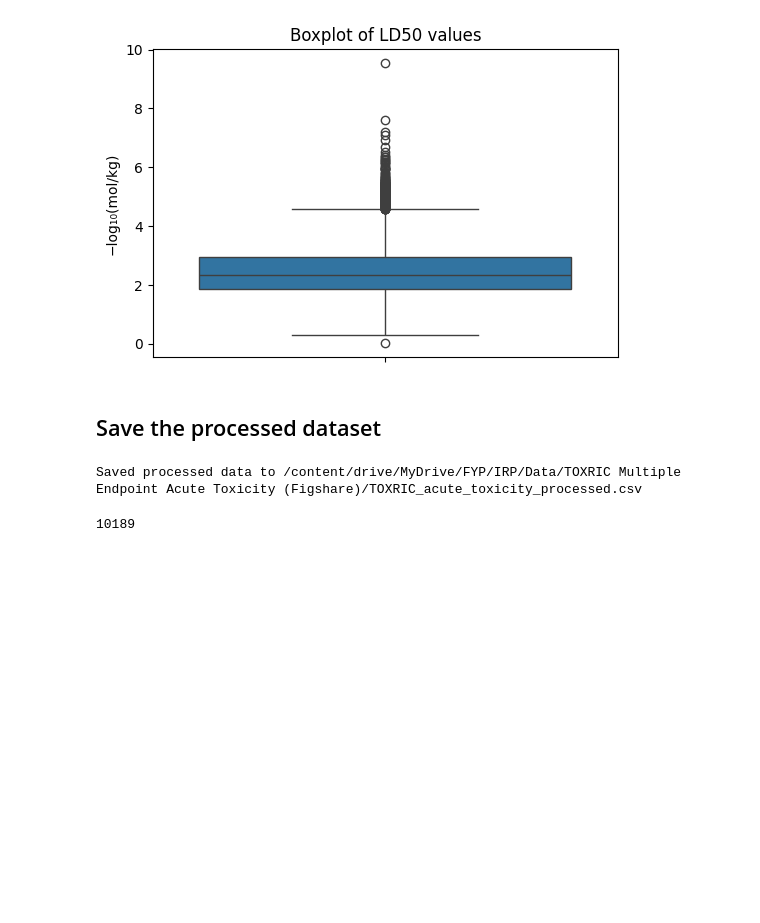
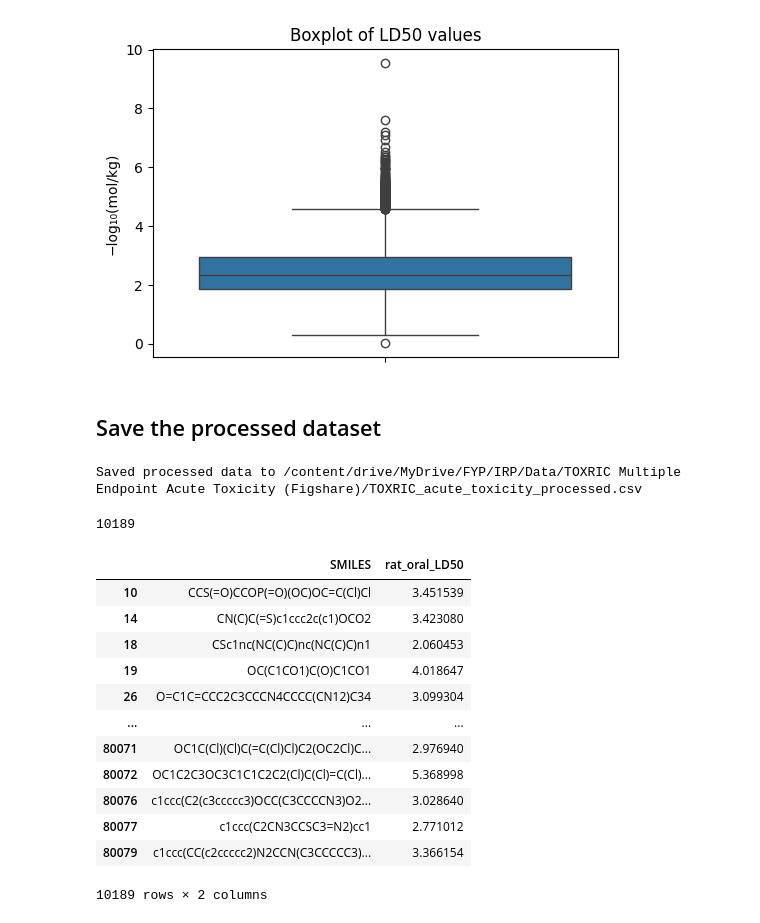
Before and after one commit to summyyyyy/Mixture-Toxicity-Predictor-with-Real-Time-Explanations, a Jupyter notebook: single_ld50_data/TOXRIC_Figshare/Preprocessing_and_EDA_for_TOXRIC_Multiple_Endpoint_Acute_Toxicity_Dataset.ipynb, the cells around one changed output. Cells and saved outputs as stored; diff of their text form; code cells hidden in the pictures; blank space fills up the shorter version.

```diff
--- a/single_ld50_data/TOXRIC_Figshare/Preprocessing_and_EDA_for_TOXRIC_Multiple_Endpoint_Acute_Toxicity_Dataset.ipynb
+++ b/single_ld50_data/TOXRIC_Figshare/Preprocessing_and_EDA_for_TOXRIC_Multiple_Endpoint_Acute_Toxicity_Dataset.ipynb
@@ -161,3 +174,19 @@ Saved processed data to /content/drive/MyDrive/FYP/IRP/Data/TOXRIC Multiple Endp
 len(df['SMILES'].unique())
 # %% [output]
 10189
+# %%
+model_ready.sample(5)
+# %% [output]
+|  | SMILES | rat_oral_LD50 |
+| 10 | CCS(=O)CCOP(=O)(OC)OC=C(Cl)Cl | 3.451539 |
+| 14 | CN(C)C(=S)c1ccc2c(c1)OCO2 | 3.423080 |
+| 18 | CSc1nc(NC(C)C)nc(NC(C)C)n1 | 2.060453 |
+| 19 | OC(C1CO1)C(O)C1CO1 | 4.018647 |
+| 26 | O=C1C=CCC2C3CCCN4CCCC(CN12)C34 | 3.099304 |
+| ... | ... | ... |
+| 80071 | OC1C(Cl)(Cl)C(=C(Cl)Cl)C2(OC2Cl)C... | 2.976940 |
+| 80072 | OC1C2C3OC3C1C1C2C2(Cl)C(Cl)=C(Cl)... | 5.368998 |
+| 80076 | c1ccc(C2(c3ccccc3)OCC(C3CCCCN3)O2... | 3.028640 |
+| 80077 | c1ccc(C2CN3CCSC3=N2)cc1 | 2.771012 |
+| 80079 | c1ccc(CC(c2ccccc2)N2CCN(C3CCCCC3)... | 3.366154 |
+10189 rows × 2 columns
```
Also changed, not shown: parts of 5 cells of this notebook, 14 other files.
